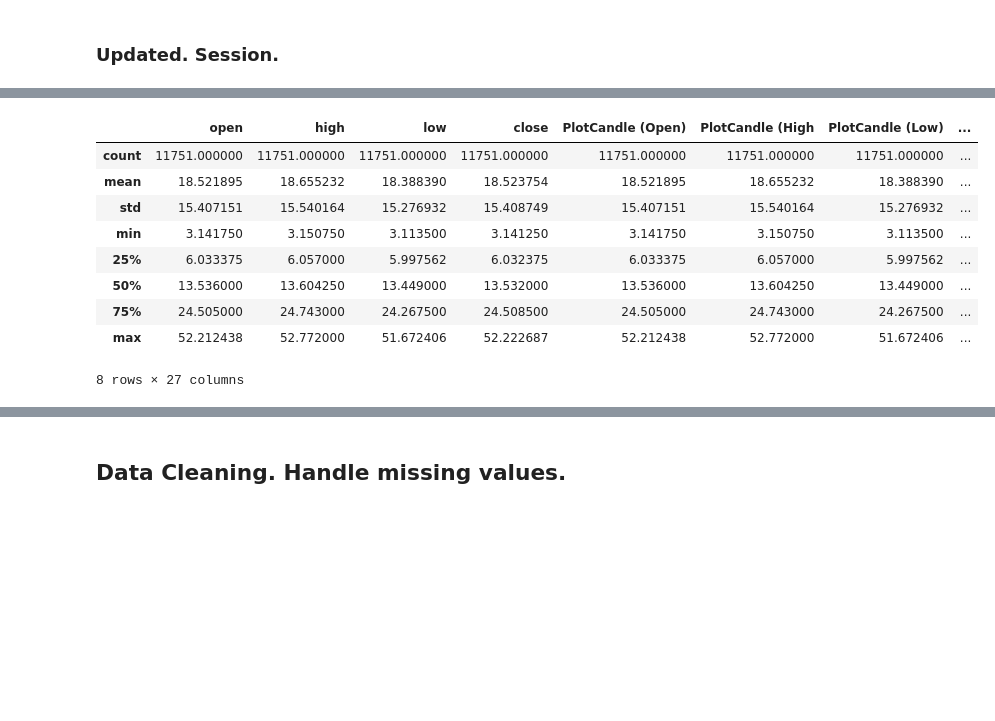
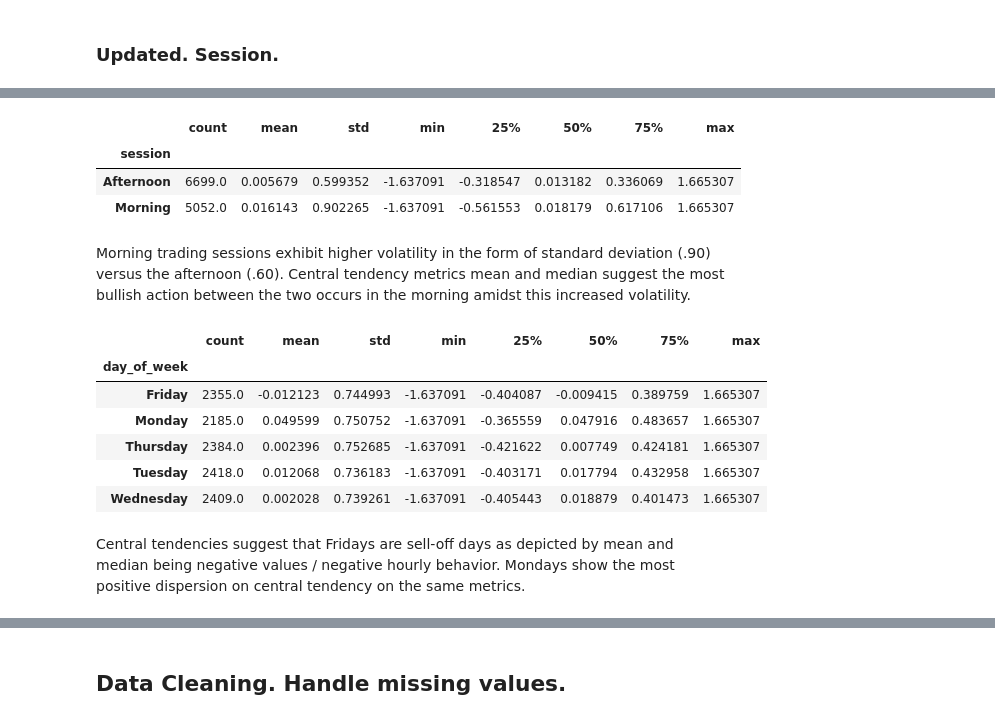
Before and after one commit to jeremiahf24/ADS-504-02-Group-7-Machine-Learning-and-Deep-Learning-for-Data-Science, a Jupyter notebook: nvda.ipynb, the cells around one changed output, grey strips where cells are left out. Saved outputs shown, nothing was run; the diff lists cells and outputs as text; code cells hidden in the pictures; blank space fills up the shorter version.

```diff
--- a/nvda.ipynb
+++ b/nvda.ipynb
@@ -68,7 +68,7 @@ data.insert(2, 'session', data.pop('session'))
 # %%
 # Feature Engineering
 data["target"] = data["close"] - data["open"]
-data["target"] = data["target"] / data["open"]
+data["target"] = (data["target"] / data["open"])*100
 # %% [markdown]
 ### Add feature. Target_t+1 to be used as "forecasted" value. Use as model evaluation metric using RMSE. Penalize larger errors greater.
 # %%
@@ -199,13 +222,21 @@ Text(0, 0.5, 'Stock Price Change')
 # %%
-data.describe()
+data.groupby('session').describe()['target']
 # %% [output]
-|  | open | high | low | close | PlotCandle (Open) | PlotCandle (High | PlotCandle (Low) | ... |
-| count | 11751.000000 | 11751.000000 | 11751.000000 | 11751.000000 | 11751.000000 | 11751.000000 | 11751.000000 | ... |
-| mean | 18.521895 | 18.655232 | 18.388390 | 18.523754 | 18.521895 | 18.655232 | 18.388390 | ... |
-| std | 15.407151 | 15.540164 | 15.276932 | 15.408749 | 15.407151 | 15.540164 | 15.276932 | ... |
-| min | 3.141750 | 3.150750 | 3.113500 | 3.141250 | 3.141750 | 3.150750 | 3.113500 | ... |
-| 25% | 6.033375 | 6.057000 | 5.997562 | 6.032375 | 6.033375 | 6.057000 | 5.997562 | ... |
-| 50% | 13.536000 | 13.604250 | 13.449000 | 13.532000 | 13.536000 | 13.604250 | 13.449000 | ... |
-| 75% | 24.505000 | 24.743000 | 24.267500 | 24.508500 | 24.505000 | 24.743000 | 24.267500 | ... |
-| max | 52.212438 | 52.772000 | 51.672406 | 52.222687 | 52.212438 | 52.772000 | 51.672406 | ... |
+|  | count | mean | std | min | 25% | 50% | 75% | max |
+| session |  |  |  |  |  |  |  |  |
+| Afternoon | 6699.0 | 0.005679 | 0.599352 | -1.637091 | -0.318547 | 0.013182 | 0.336069 | 1.665307 |
+| Morning | 5052.0 | 0.016143 | 0.902265 | -1.637091 | -0.561553 | 0.018179 | 0.617106 | 1.665307 |
-8 rows × 27 columns
+# %% [markdown]
+Morning trading sessions exhibit higher volatility in the form of standard deviation (.90) versus the afternoon (.60). Central tendency metrics mean and median suggest the most bullish action between the two occurs in the morning amidst this increased volatility.
+# %%
+data.groupby('day_of_week').describe()['target']
+# %% [output]
+|  | count | mean | std | min | 25% | 50% | 75% | max |
+| day_of_week |  |  |  |  |  |  |  |  |
+| Friday | 2355.0 | -0.012123 | 0.744993 | -1.637091 | -0.404087 | -0.009415 | 0.389759 | 1.665307 |
+| Monday | 2185.0 | 0.049599 | 0.750752 | -1.637091 | -0.365559 | 0.047916 | 0.483657 | 1.665307 |
+| Thursday | 2384.0 | 0.002396 | 0.752685 | -1.637091 | -0.421622 | 0.007749 | 0.424181 | 1.665307 |
+| Tuesday | 2418.0 | 0.012068 | 0.736183 | -1.637091 | -0.403171 | 0.017794 | 0.432958 | 1.665307 |
+| Wednesday | 2409.0 | 0.002028 | 0.739261 | -1.637091 | -0.405443 | 0.018879 | 0.401473 | 1.665307 |
+# %% [markdown]
+Central tendencies suggest that Fridays are sell-off days as depicted by mean and median being negative values / negative hourly behavior. Mondays show the most positive dispersion on central tendency on the same metrics.
```
Also changed, not shown: parts of 30 cells of this notebook.
